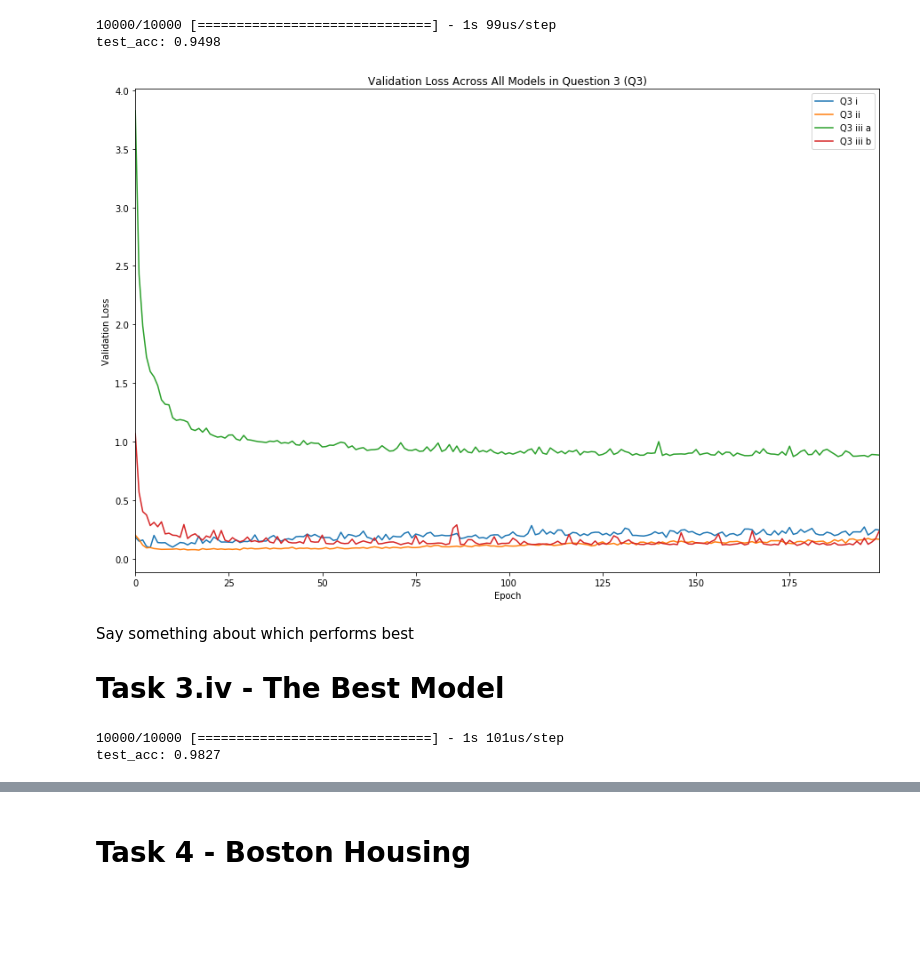
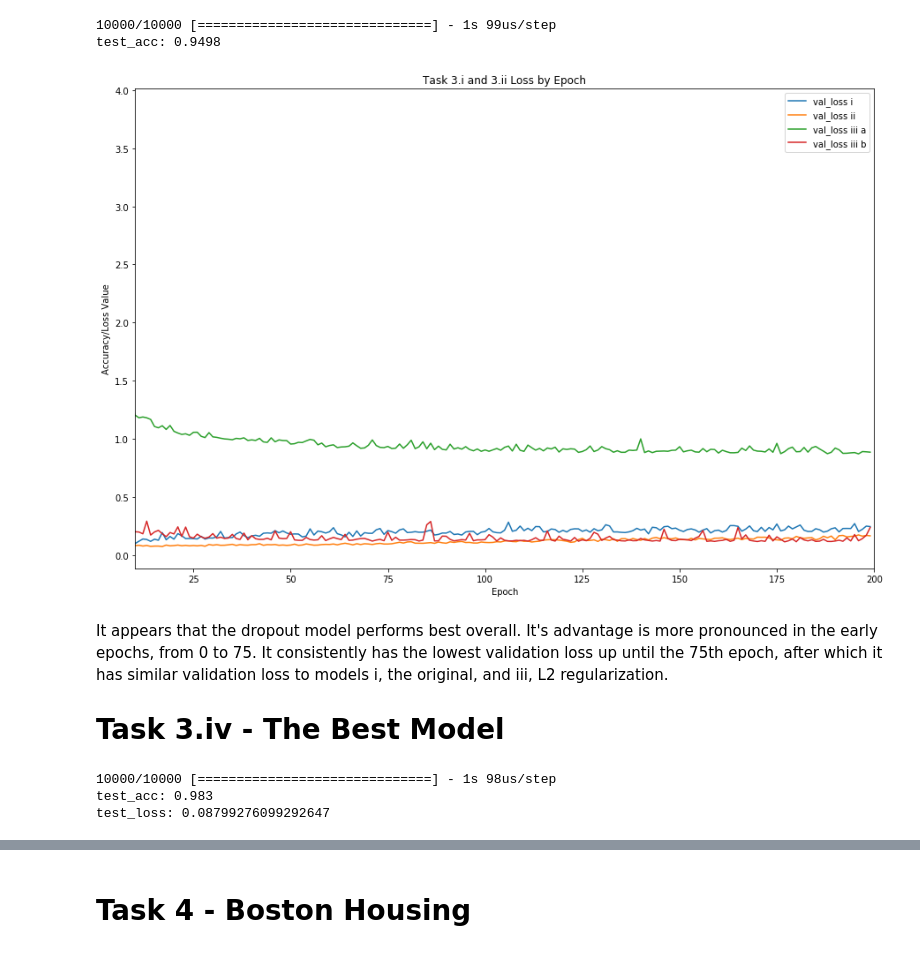
Before and after one commit to tamos/MACS30200proj, a Jupyter notebook: ProblemSets/PS3/PS3_TylerAmos.ipynb, the cells around one changed output, grey strips where cells are left out. Cells and saved outputs as stored; diff of their text form; code cells hidden in the pictures; blank space fills up the shorter version.

```diff
--- a/ProblemSets/PS3/PS3_TylerAmos.ipynb
+++ b/ProblemSets/PS3/PS3_TylerAmos.ipynb
@@ -190,25 +196,16 @@ test_acc: 0.9498
 pd.DataFrame(history_training_iii_a.history).to_csv('q3_iii_a_results.csv', index = False)
 pd.DataFrame(history_training_iii_b.history).to_csv('q3_iii_b_results.csv', index = False)
 # %%
-df_i = pd.read_csv('q3_i_results.csv')
-df_ii = pd.read_csv('q3_ii_results.csv')
-df_iii_a = pd.read_csv('q3_iii_a_results.csv')
-df_iii_b = pd.read_csv('q3_iii_b_results.csv')
-
-# plot initial vs dropout vs l1 vs l2 regularized models
 df = pd.DataFrame()
-df['Q3 i'] = pd.read_csv('q3_i_results.csv')['val_loss']
-df['Q3 ii'] = pd.read_csv('q3_ii_results.csv')['val_loss']
-df['Q3 iii a'] = pd.read_csv('q3_iii_a_results.csv')['val_loss']
-df['Q3 iii b'] = pd.read_csv('q3_iii_b_results.csv')['val_loss']
+df['val_loss i'] = pd.read_csv('q3_i_results.csv')['val_loss']
+df['val_loss ii'] = pd.read_csv('q3_ii_results.csv')['val_loss']
+df['val_loss iii a'] = pd.read_csv('q3_iii_a_results.csv')['val_loss']
+df['val_loss iii b'] = pd.read_csv('q3_iii_b_results.csv')['val_loss']
 
 df.plot(figsize = (15,10))
-plt.title("Validation Loss Across All Models in Question 3 (Q3)")
-plt.ylabel("Validation Loss")
+plt.title("Task 3.i and 3.ii Loss by Epoch")
+plt.ylabel("Accuracy/Loss Value")
+plt.xlim(10,200)
 plt.xlabel("Epoch");
 # %% [output]
-[figure, old version]
+[figure, new version]
-# %% [markdown]
-Say something about which performs best
-
-# Task 3.iv - The Best Model
@@ -218,3 +212,9 @@ Say something about which performs best
+# %% [markdown]
+It appears that the dropout model performs best overall. It's advantage is more pronounced in the early epochs, from 0 to 75. It consistently has the lowest validation loss up until the 75th epoch, after which it has similar validation loss to models i, the original, and iii, L2 regularization.
+
+
+
+# Task 3.iv - The Best Model
 # %%
 network_iv = models.Sequential()
 
@@ -238,12 +238,14 @@ network_iv.compile(optimizer='rmsprop',
                 metrics=['accuracy'])
 history_training_iv = network_iv.fit(train_images, train_labels,
                                      verbose = 0,
-                                     epochs=200, batch_size=512)
+                                     epochs=30, batch_size=512)
 test_loss, test_acc = network_iv.evaluate(test_images, test_labels)
 print('test_acc:', test_acc)
+print('test_loss:', test_loss)
 # %% [output]
-10000/10000 [==============================] - 1s 101us/step
-test_acc: 0.9827
+10000/10000 [==============================] - 1s 98us/step
+test_acc: 0.983
+test_loss: 0.08799276099292647
 # %%
 # save to csv for later
 pd.DataFrame(history_training_iv.history).to_csv('q3_iv_results.csv', index = False)
```
Also changed, not shown: parts of 10 cells of this notebook.
